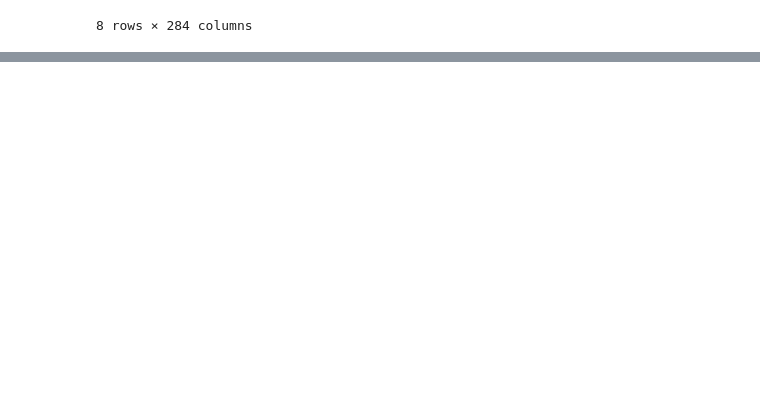
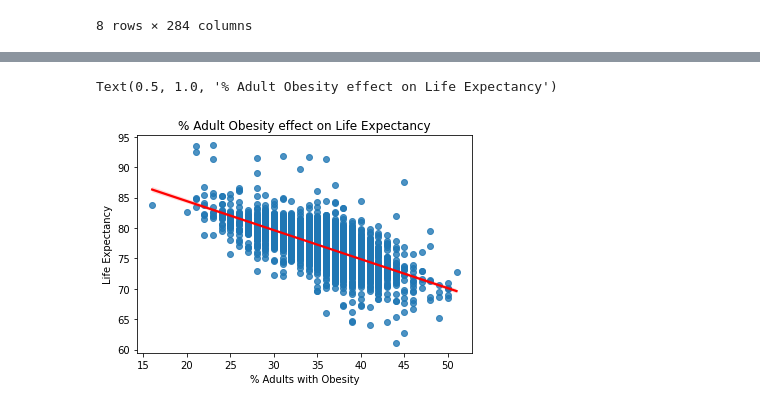
Before and after one commit to MDaily7/Life-Expectancy-In-the-US, a Jupyter notebook: Health Rankings Data/Import and Explore Health Rankings Data.ipynb, the cells around one changed output, grey strips where cells are left out. Drawn from its saved outputs; the diff is of its cells as text; code cells hidden in the pictures; blank space fills up the shorter version.

```diff
--- a/Health Rankings Data/Import and Explore Health Rankings Data.ipynb
+++ b/Health Rankings Data/Import and Explore Health Rankings Data.ipynb
@@ -168,0 +245,14 @@ sns.heatmap(health_measures_df.corr(), cmap='Blues')
+# %%
+# create dataframes without the outlier values
+df2 = health_measures_df.loc[health_measures_df[('County', 'County')] != 'Aleutians East']
+df3= df2.loc[df2[('County', 'County')] != 'Mono']
+df4=additional_measures_df.loc[additional_measures_df[('County', 'County')] != 'Aleutians East']
+df5= df4.loc[df4[('County', 'County')] != 'Mono']
+# plot the data again with a regression line
+sns.regplot(df3[('Adult obesity', '% Adults with Obesity')], df5[('Life expectancy', 'Life Expectancy')], line_kws={'color':'red'} )
+plt.xlabel('% Adults with Obesity')
+plt.ylabel('Life Expectancy')
+plt.title('% Adult Obesity effect on Life Expectancy')
+# %% [output]
+Text(0.5, 1.0, '% Adult Obesity effect on Life Expectancy')
+[figure, added]
```
Also changed, not shown: parts of 7 cells of this notebook.
